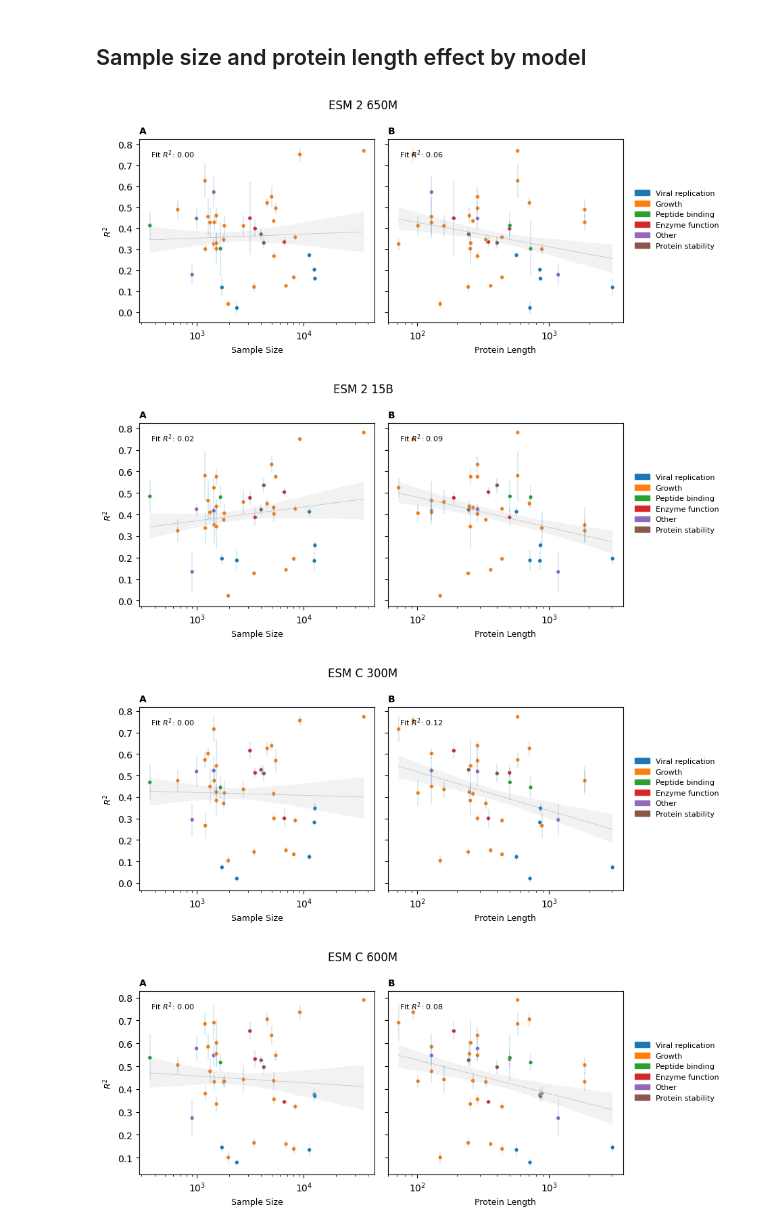
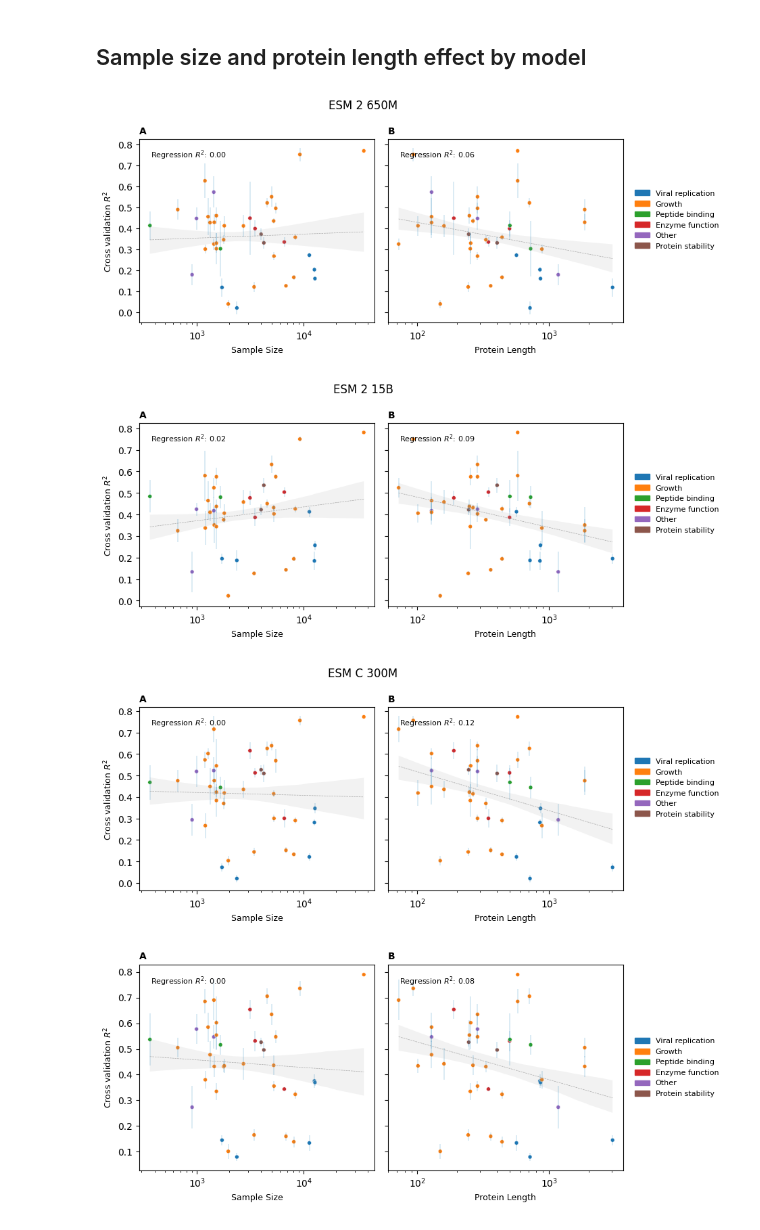
Before and after one commit to ziul-bio/SWAT, a Jupyter notebook: plot_results.ipynb, the cells around one changed output. Cells and saved outputs as stored; diff of their text form; code cells hidden in the pictures.

```diff
--- a/plot_results.ipynb
+++ b/plot_results.ipynb
@@ -1334,7 +1324,7 @@ for ax, ms in zip(axes, ['8M', '35M', '150M', '650M', '3B', '15B']):
 
     # Annotate
     #ax.text(0.05, 0.95, f'Slope: {slope:.2f}', transform=ax.transAxes, fontsize=8, verticalalignment='top')
-    ax.text(0.05, 0.95, f'Fit $R^2$: {r2:.2f}', transform=ax.transAxes, fontsize=8, verticalalignment='top')
+    ax.text(0.05, 0.95, f'Regression $R^2$: {r2:.2f}', transform=ax.transAxes, fontsize=8, verticalalignment='top')
 
 
     sns.regplot(data=data, x='prot_length', y='R2_score_test', scatter=False, logx=True,  color='#A9A9A9', line_kws={'linestyle': '--', 'linewidth': 0.5}, ax=ax)
@@ -1342,7 +1332,7 @@ for ax, ms in zip(axes, ['8M', '35M', '150M', '650M', '3B', '15B']):
     t = ms.replace('_', ' ').upper()
     ax.set_title(f'{t}', fontsize=9)
     ax.set_xlabel('Protein Length', fontsize=9)
-    ax.set_ylabel(r'$R^2$', fontsize=9)
+    ax.set_ylabel(r'Cross validation $R^2$', fontsize=9)
     ax.set_xscale('log')
     for ax in axes[7:]:
         ax.axis('off')
@@ -1392,7 +1382,7 @@ for ax, grp in zip(axes, ['dataset_size', 'prot_length']):
 
     # Annotate
     #ax.text(0.05, 0.95, f'Slope: {slope:.2f}', transform=ax.transAxes, fontsize=8, verticalalignment='top')
-    ax.text(0.05, 0.95, f'Fit $R^2$: {r2:.2f}', transform=ax.transAxes, fontsize=8, verticalalignment='top')
+    ax.text(0.05, 0.95, f'Regression $R^2$: {r2:.2f}', transform=ax.transAxes, fontsize=8, verticalalignment='top')
 
 
     sns.regplot(data=data, x=grp, y='R2_score_test', scatter=False, logx=True,  color='#A9A9A9', line_kws={'linestyle': '--', 'linewidth': 0.5}, ax=ax)
@@ -1403,7 +1393,7 @@ for ax, grp in zip(axes, ['dataset_size', 'prot_length']):
     l = 'Protein Length' if grp == 'prot_length' else 'Sample Size'
     ax.set_title(f'{t}', fontsize=10, fontweight='bold', loc='left')
     ax.set_xlabel(f'{l}', fontsize=9)
-    ax.set_ylabel(r'$R^2$', fontsize=9)
+    ax.set_ylabel(r'Cross validation $R^2$', fontsize=9)
     ax.set_xscale('log')
     for ax in axes[7:]:
         ax.axis('off')
@@ -1412,10 +1402,10 @@ fig.legend(handles, group_labels, loc='lower center', ncol=1, fontsize=8, bbox_t
 
 plt.tight_layout()
 
-fig.savefig('results/data_effect/DMS_esm2_650M.png', dpi=600, bbox_inches='tight')
+#fig.savefig('results/data_effect/DMS_esm2_650M.png', dpi=600, bbox_inches='tight')
 plt.show()
 # %% [output]
-[figure, old version]
+[figure, new version]
 # %%
 import numpy as np
 from sklearn.metrics import r2_score
@@ -1450,7 +1440,7 @@ for ax, grp in zip(axes, ['dataset_size', 'prot_length']):
 
       # Annotate
     #ax.text(0.05, 0.95, f'Slope: {slope:.2f}', transform=ax.transAxes, fontsize=8, verticalalignment='top')
-    ax.text(0.05, 0.95, f'Fit $R^2$: {r2:.2f}', transform=ax.transAxes, fontsize=8, verticalalignment='top')
+    ax.text(0.05, 0.95, f'Regression $R^2$: {r2:.2f}', transform=ax.transAxes, fontsize=8, verticalalignment='top')
 
 
     sns.regplot(data=data, x=grp, y='R2_score_test', scatter=False, logx=True,  color='#A9A9A9', line_kws={'linestyle': '--', 'linewidth': 0.5}, ax=ax)
@@ -1461,7 +1451,7 @@ for ax, grp in zip(axes, ['dataset_size', 'prot_length']):
     l = 'Protein Length' if grp == 'prot_length' else 'Sample Size'
     ax.set_title(f'{t}', fontsize=10, fontweight='bold', loc='left')
     ax.set_xlabel(f'{l}', fontsize=9)
-    ax.set_ylabel(r'$R^2$', fontsize=9)
+    ax.set_ylabel(r'Cross validation $R^2$', fontsize=9)
     ax.set_xscale('log')
     for ax in axes[7:]:
         ax.axis('off')
@@ -1470,9 +1460,10 @@ fig.legend(handles, group_labels, loc='lower center', ncol=1, fontsize=8, bbox_t
 
 plt.tight_layout()
 
-fig.savefig('results/data_effect/DMS_esm2_15B.png', dpi=600, bbox_inches='tight')
+#fig.savefig('results/data_effect/DMS_esm2_15B.png', dpi=600, bbox_inches='tight')
+plt.show()
 # %% [output]
-[figure, old version]
+[figure, new version]
 # %%
 import numpy as np
 from sklearn.metrics import r2_score
@@ -1506,7 +1497,7 @@ for ax, grp in zip(axes, ['dataset_size', 'prot_length']):
 
       # Annotate
     #ax.text(0.05, 0.95, f'Slope: {slope:.2f}', transform=ax.transAxes, fontsize=8, verticalalignment='top')
-    ax.text(0.05, 0.95, f'Fit $R^2$: {r2:.2f}', transform=ax.transAxes, fontsize=8, verticalalignment='top')
+    ax.text(0.05, 0.95, f'Regression $R^2$: {r2:.2f}', transform=ax.transAxes, fontsize=8, verticalalignment='top')
 
 
     sns.regplot(data=data, x=grp, y='R2_score_test', scatter=False, logx=True,  color='#A9A9A9', line_kws={'linestyle': '--', 'linewidth': 0.5}, ax=ax)
@@ -1517,7 +1508,7 @@ for ax, grp in zip(axes, ['dataset_size', 'prot_length']):
     l = 'Protein Length' if grp == 'prot_length' else 'Sample Size'
     ax.set_title(f'{t}', fontsize=10, fontweight='bold', loc='left')
     ax.set_xlabel(f'{l}', fontsize=9)
-    ax.set_ylabel(r'$R^2$', fontsize=9)
+    ax.set_ylabel(r'Cross validation $R^2$', fontsize=9)
     ax.set_xscale('log')
     for ax in axes[7:]:
         ax.axis('off')
@@ -1529,7 +1520,7 @@ plt.tight_layout()
 #fig.savefig('results/data_effect/DMS_esmc_300M.png', dpi=600, bbox_inches='tight')
 plt.show()
 # %% [output]
-[figure, old version]
+[figure, new version]
 # %%
 import numpy as np
 from sklearn.metrics import r2_score
@@ -1541,7 +1532,7 @@ res = results.query('Model=="esmc"')
 
 fig, axes = plt.subplots(1, 2, figsize=(8, 4), sharey=True)
 axes = axes.flatten()
-plt.suptitle('ESM C 600M')
+#plt.suptitle('ESM C 600M')
 for ax, grp in zip(axes, ['dataset_size', 'prot_length']):
     data = res.query(f"ModelSize == '600M' & Compression_method == 'mean'")
     grouped_data = data.groupby(['Dataset', grp, 'group'])['R2_score_test'].agg(['mean', 'std']).reset_index()
@@ -1556,37 +1547,37 @@ for ax, grp in zip(axes, ['dataset_size', 'prot_length']):
     y = data['R2_score_test'].values
     model = LinearRegression()
     model.fit(X, y)
     slope = model.coef_[0]
     intercept = model.intercept_
     y_pred = model.predict(X)
     r2 = r2_score(y, y_pred)
 
     # Annotate
     #ax.text(0.05, 0.95, f'Slope: {slope:.2f}', transform=ax.transAxes, fontsize=8, verticalalignment='top')
-    ax.text(0.05, 0.95, f'Fit $R^2$: {r2:.2f}', transform=ax.transAxes, fontsize=8, verticalalignment='top')
+    ax.text(0.05, 0.95, f'Regression $R^2$: {r2:.2f}', transform=ax.transAxes, fontsize=8, verticalalignment='top')
 
 
     sns.regplot(data=data, x=grp, y='R2_score_test', scatter=False, logx=True,  color='#A9A9A9', line_kws={'linestyle': '--', 'linewidth': 0.5}, ax=ax)
 
     t = ms.replace('_', ' ').upper()
     #ax.set_title(f'{t}', fontsize=9)
     t = 'B' if grp == 'prot_length' else 'A'
     l = 'Protein Length' if grp == 'prot_length' else 'Sample Size'
     ax.set_title(f'{t}', fontsize=10, fontweight='bold', loc='left')
     ax.set_xlabel(f'{l}', fontsize=9)
-    ax.set_ylabel(r'$R^2$', fontsize=9)
+    ax.set_ylabel(r'Cross validation $R^2$', fontsize=9)
     ax.set_xscale('log')
     for ax in axes[7:]:
         ax.axis('off')
 
 fig.legend(handles, group_labels, loc='lower center', ncol=1, fontsize=8, bbox_to_anchor=(1.08, 0.4), frameon=False)
 
 plt.tight_layout()
 
-#fig.savefig('results/data_effect/DMS_esmc_600M.png', dpi=600, bbox_inches='tight')
+fig.savefig('results/data_effect/DMS_esmc_600M.png', dpi=600, bbox_inches='tight')
 plt.show()
 # %% [output]
-[figure, old version]
+[figure, new version]
 # %%
 import numpy as np
 from sklearn.metrics import r2_score
```
Also changed, not shown: parts of 22 cells of this notebook, 7 other files.
